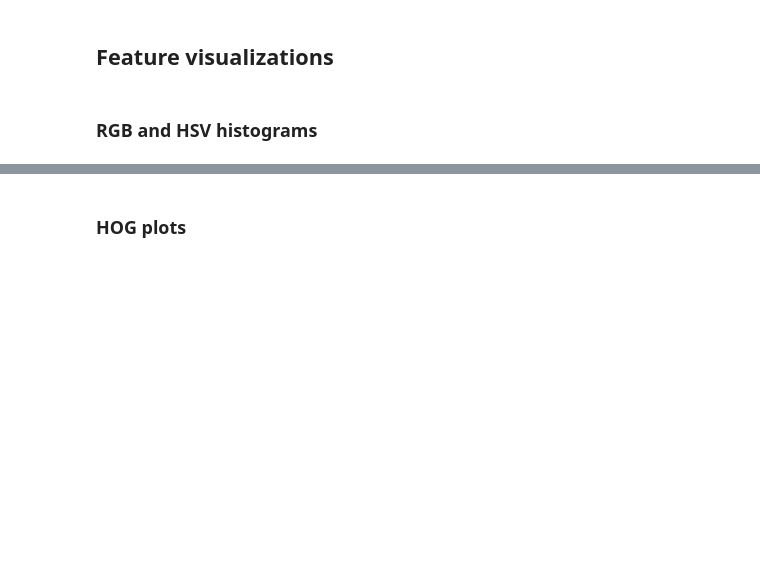
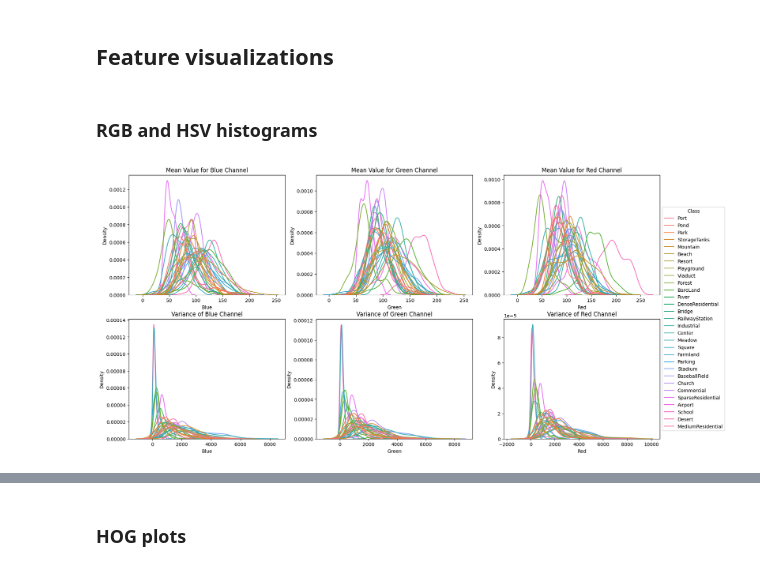
Before and after one commit to kdai11830/w281-final, a Jupyter notebook: feature_engineering.ipynb, the cells around one changed output, grey strips where cells are left out. Cells and saved outputs as stored; diff of their text form; code cells hidden in the pictures; blank space fills up the shorter version.

```diff
--- a/feature_engineering.ipynb
+++ b/feature_engineering.ipynb
@@ -268,7 +268,7 @@ def apply_features(X, feature_functions={}):
 # then we do train_test_split to get X_train, X_test, Y_train, Y_test
 # finally, apply features to X_train only
 
-X, Y, idx_to_cl = load_dataset_no_features('data') # load 30 classes, 220 images per class
+X, Y, idx_to_cl = load_dataset_no_features('data', img_limit=90) # load 30 classes, 220 images per class
 X_train, X_test, Y_train, Y_test = train_test_split(X, Y, test_size=0.2, stratify=Y, shuffle=True, random_state=42) # train test split at 80-20 ratio
 
 # save all to npy files
@@ -387,6 +392,36 @@ def rgb_hist(rgb_imgs, y_labels, idx_to_cl, write_path='plots/histograms/'):
     plt.show()
 
     return avgs, vars
+# %%
+avgs = pd.DataFrame(np.mean(X_train, axis=(1,2)), columns=['Blue', 'Green', 'Red'])
+vars = pd.DataFrame(np.var(X_train, axis=(1,2)), columns=['Blue', 'Green', 'Red'])
+
+labels = [idx_to_cl[idx] for idx in Y_train]
+avgs['Class'] = labels
+vars['Class'] = labels
+# %%
+def rgb_hist_tmp(avgs, vars, write_path='plots/histograms/'):
+
+    fig, axs = plt.subplots(nrows=2, ncols=3, figsize=(20,10))
+    for i,color in enumerate(['Blue', 'Green', 'Red']):
+        a1 = sns.kdeplot(data=avgs, x=color, hue='Class', ax=axs[0,i])
+        a1.set_title(f'Mean Value for {color} Channel')
+        a1.get_legend().remove()
+        a2 = sns.kdeplot(data=vars, x=color, hue='Class', ax=axs[1,i])
+        a2.set_title(f'Variance of {color} Channel')
+        if i < 2:
+            a2.get_legend().remove()
+
+    sns.move_legend(axs[1,2], "center left", bbox_to_anchor=(1, 1))
+    # plt.figlegend(loc='upper right',bbox_to_anchor=(1,1))
+
+    # fig.legend(h, l, loc='lower right', bbox_to_anchor=(0,0,1,0.9))
+    plt.savefig(write_path+'rgb_histograms.png')
+    plt.show()
+# %%
+rgb_hist_tmp(avgs, vars, write_path='plots/histograms/')
+# %% [output]
+[figure, added]
 # %%
 def hsv_hist(rgb_imgs, y_labels, idx_to_cl, write_path='plots/histograms/'):
     # convert bgr to hsv
```
Also changed, not shown: parts of 10 cells of this notebook, 9 other files.
